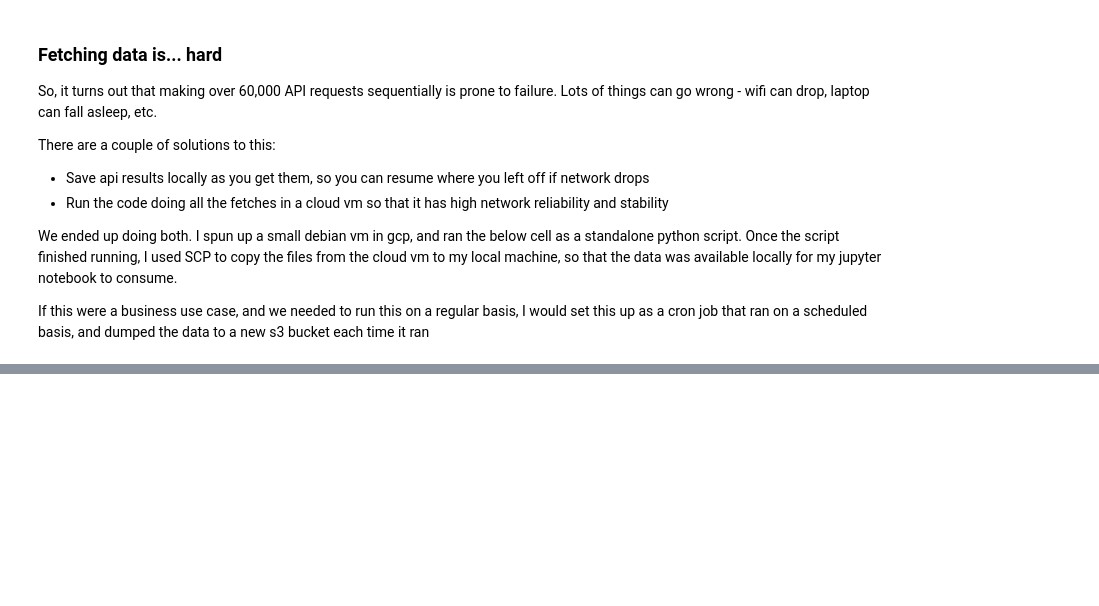
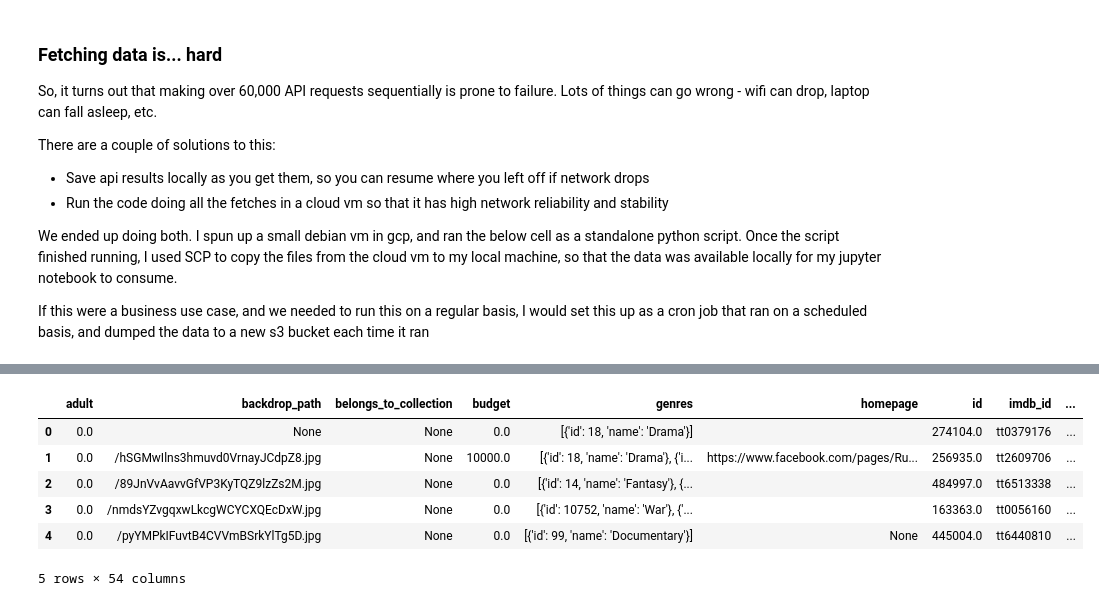
Before and after one commit to jlrosenberg/ds3000-final-project, a Jupyter notebook: team_23_data_analysis_plan.ipynb, the cells around one changed output, grey strips where cells are left out. Drawn from its saved outputs; the diff is of its cells as text; code cells hidden in the pictures; blank space fills up the shorter version.

```diff
--- a/team_23_data_analysis_plan.ipynb
+++ b/team_23_data_analysis_plan.ipynb
@@ -247,0 +309,8 @@ movies_df
+# %%
+df_averaged_gl_ratings = ratings.groupby('movieId')['rating'].mean().multiply(2).round().divide(2).reset_index()
+df_gl_rating_count = ratings['movieId'].value_counts().rename_axis('movieId').reset_index(name='number_of_ratings')
+df_gl_rating_count.head()
+
+
+df_ratings_computed = pd.merge(df_averaged_gl_ratings, df_gl_rating_count, how='inner', on='movieId')
+df_ratings_computed.head()
@@ -247,0 +324,2 @@ movies_df
+# %%
+df_merged_with_gl_ratings = pd.merge(df_merged_with_gl_ids, df_ratings_computed, how="inner", left_on = 'movieId', right_on = 'movieId')
@@ -247,0 +330,26 @@ movies_df
+# %%
+
+denormalized_genres = []
+
+# movies.head()
+for index, movie in movies.iterrows():
+  # print(movie)
+  genres = movie['genres'].split('|')
+  movie_with_genres = { 'movieId': movie['movieId'] }
+  for genre in genres:
+    movie_with_genres[f'is_genre_{genre.lower()}'] = 1
+  denormalized_genres.append(movie_with_genres)
+
+df_genres = pd.DataFrame(denormalized_genres)
+df_genres.fillna(0, inplace=True)
+
+df_merged_with_genres = pd.merge(df_merged_with_gl_ratings, df_genres, how='inner', left_on = 'movieId', right_on = 'movieId')
+df_merged_with_genres.head()
+# %% [output]
+|  | adult | backdrop_path | belongs_to_collection | budget | genres | homepage | id | imdb_id | ... |
+| 0 | 0.0 | None | None | 0.0 | [{'id': 18, 'name': 'Drama'}] |  | 274104.0 | tt0379176 | ... |
+| 1 | 0.0 | /hSGMwIlns3hmuvd0VrnayJCdpZ8.jpg | None | 10000.0 | [{'id': 18, 'name': 'Drama'}, {'i... | https://www.facebook.com/pages/Ru... | 256935.0 | tt2609706 | ... |
+| 2 | 0.0 | /89JnVvAavvGfVP3KyTQZ9lzZs2M.jpg | None | 0.0 | [{'id': 14, 'name': 'Fantasy'}, {... |  | 484997.0 | tt6513338 | ... |
+| 3 | 0.0 | /nmdsYZvgqxwLkcgWCYCXQEcDxW.jpg | None | 0.0 | [{'id': 10752, 'name': 'War'}, {'... |  | 163363.0 | tt0056160 | ... |
+| 4 | 0.0 | /pyYMPkIFuvtB4CVVmBSrkYlTg5D.jpg | None | 0.0 | [{'id': 99, 'name': 'Documentary'}] | None | 445004.0 | tt6440810 | ... |
+5 rows × 54 columns
```
Also changed, not shown: parts of 12 cells of this notebook.
